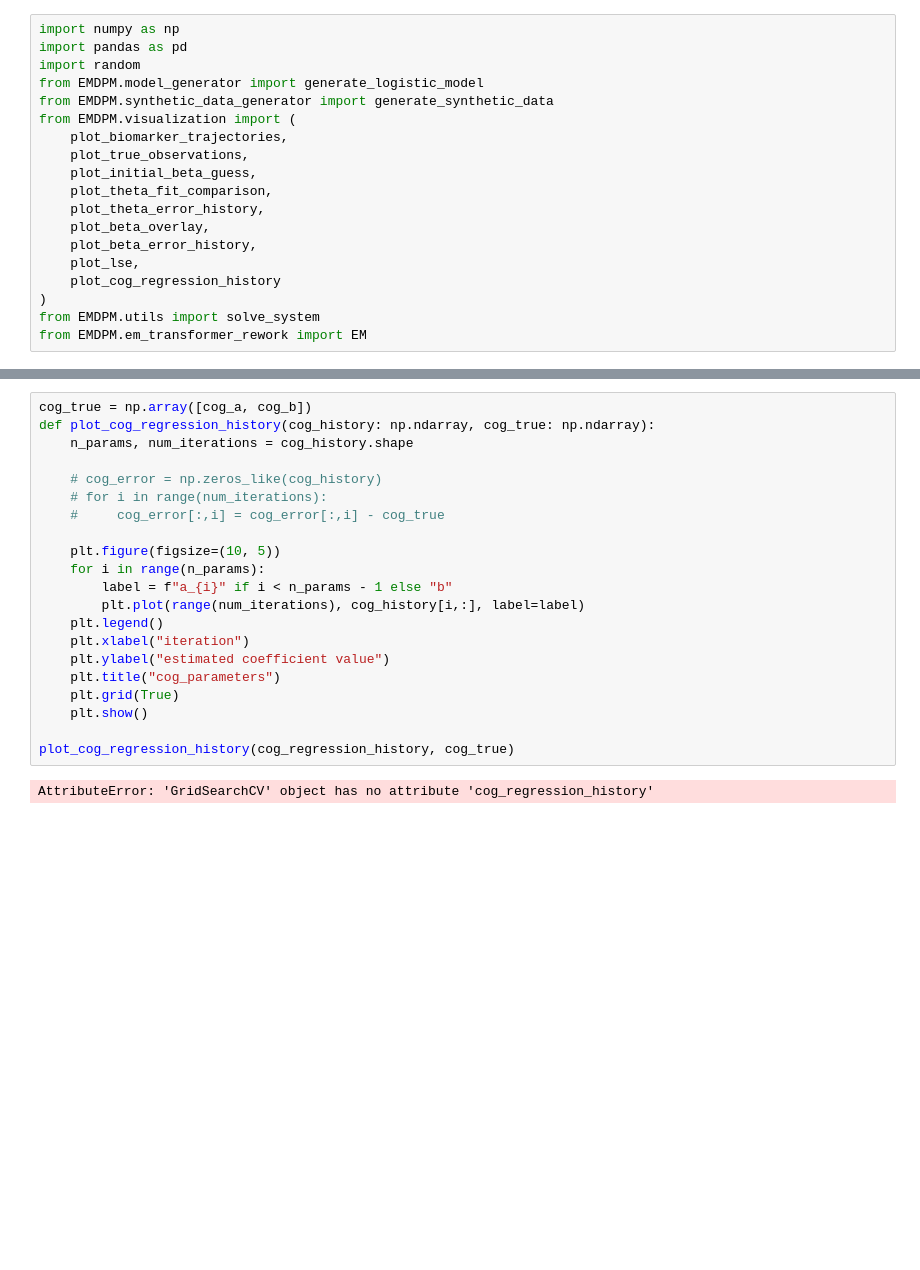
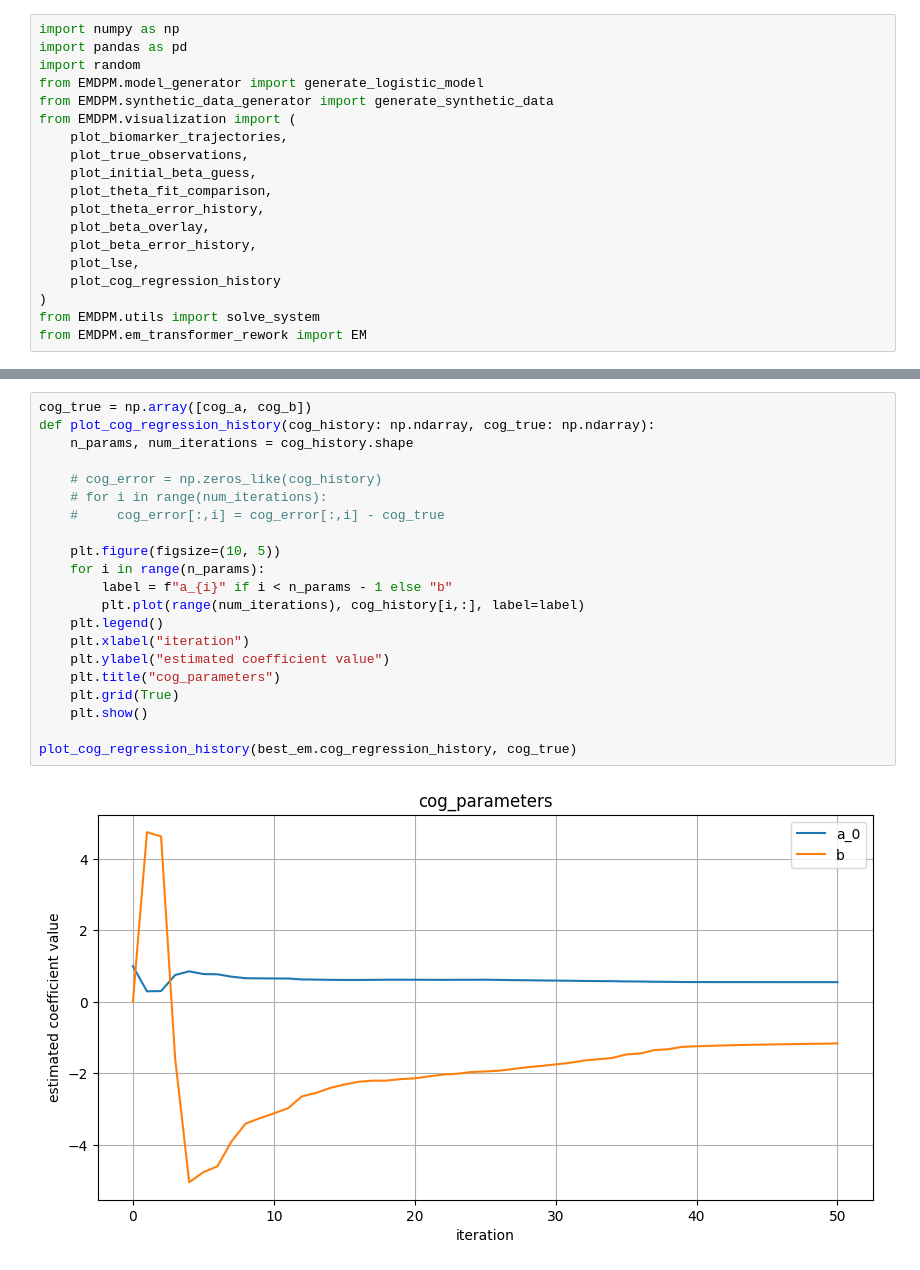
Before and after one commit to LAMCIG/Progression_models_simulations, a Jupyter notebook: EMDPM/experiments/synthetic_experiments/synthetic_rework_troubleshoot/test_bed_cv.ipynb, the cells around one changed output, grey strips where cells are left out. Saved outputs shown, nothing was run; the diff lists cells and outputs as text; blank space fills up the shorter version.

```diff
--- a/EMDPM/experiments/synthetic_experiments/synthetic_rework_troubleshoot/test_bed_cv.ipynb
+++ b/EMDPM/experiments/synthetic_experiments/synthetic_rework_troubleshoot/test_bed_cv.ipynb
@@ -341,23 +288,23 @@ print(lse_history[-1])
 # %%
 cog_true = np.array([cog_a, cog_b])
 def plot_cog_regression_history(cog_history: np.ndarray, cog_true: np.ndarray):
     n_params, num_iterations = cog_history.shape
 
     # cog_error = np.zeros_like(cog_history)
     # for i in range(num_iterations):
     #     cog_error[:,i] = cog_error[:,i] - cog_true
 
     plt.figure(figsize=(10, 5))
     for i in range(n_params):
         label = f"a_{i}" if i < n_params - 1 else "b"
         plt.plot(range(num_iterations), cog_history[i,:], label=label)
     plt.legend()
     plt.xlabel("iteration")
     plt.ylabel("estimated coefficient value")
     plt.title("cog_parameters")
     plt.grid(True)
     plt.show()
 
-plot_cog_regression_history(cog_regression_history, cog_true)
+plot_cog_regression_history(best_em.cog_regression_history, cog_true)
 # %% [output]
-AttributeError: 'GridSearchCV' object has no attribute 'cog_regression_history'
+[figure, added]
```
Also changed, not shown: parts of 7 cells of this notebook, 1 other file.
